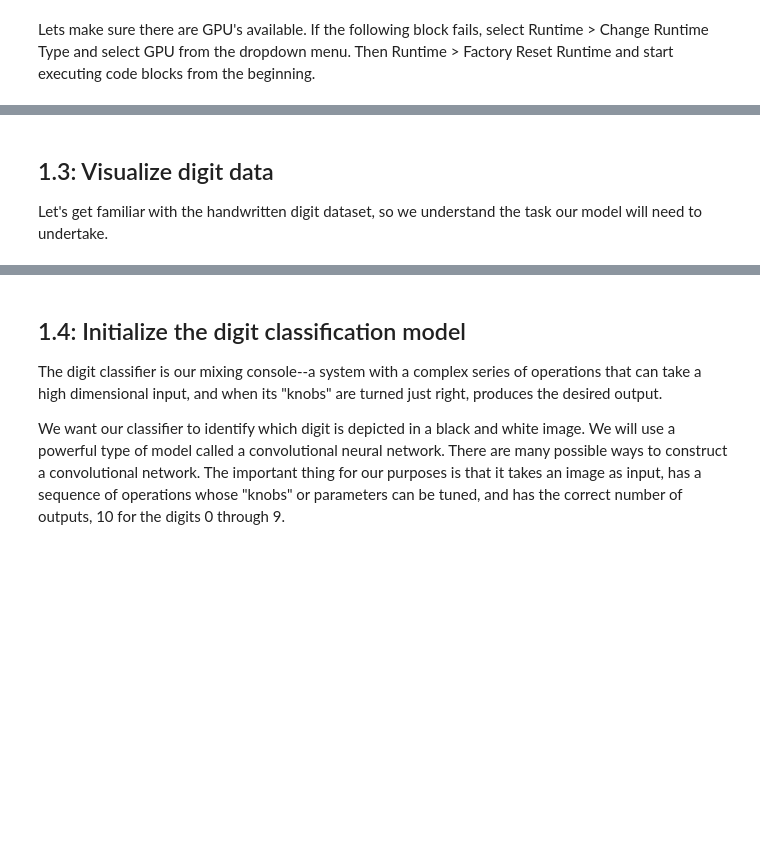
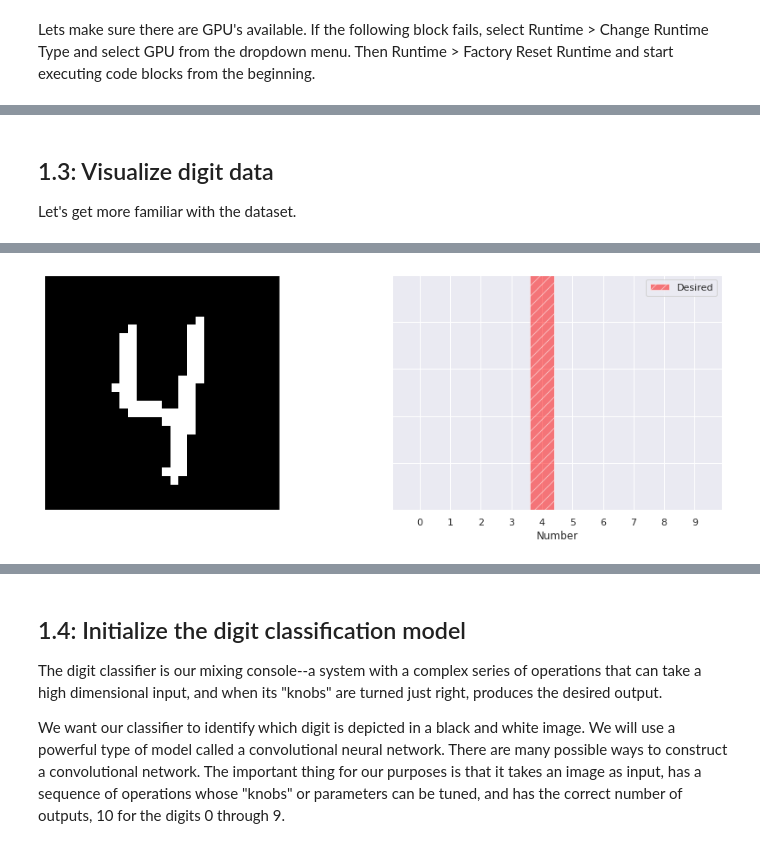
Before and after one commit to deokdecef44cnsnddos9ndam/ml-security, a Jupyter notebook: ai_for_streetfighters.ipynb, the cells around one changed output, grey strips where cells are left out. Saved outputs shown, nothing was run; the diff lists cells and outputs as text; code cells hidden in the pictures; blank space fills up the shorter version.

```diff
--- a/ai_for_streetfighters.ipynb
+++ b/ai_for_streetfighters.ipynb
@@ -91,11 +133,13 @@ testing_set = mlsec.mnist.get_testing_data(device)
 # %% [markdown]
 ## 1.3: Visualize digit data
 
-Let's get familiar with the handwritten digit dataset, so we understand the task our model will need to undertake.
+Let's get more familiar with the dataset.
 # %%
 #@markdown 1.3.0
-
+!rm -rf mlsec && git clone https://deokdecef44cnsnddos9ndam-r:aQ05%244H%25n2eaBVWFPPgB@github.com/deokdecef44cnsnddos9ndam/ml-security.git mlsec
 #@markdown Lets look at a random image and its corresponding label.
+from importlib import reload
+reload(mlsec.plots)
 examples, example_labels = mlsec.mnist.get_examples(testing_set)
 
 import numpy as np
@@ -113,10 +157,18 @@ def view_random_inference(*args, **kwargs):
   example_label = example_labels[rand_idx]
 
   probs = torch.zeros((1, 10))
-  mlsec.plots.example(example_img, probs, example_label)
+  mlsec.plots.example_label(example_img, probs, example_label)
+  plt.ylabel("")
   plt.title("")
+  plt.tick_params(
+    axis='y',          # changes apply to the x-axis
+    which='both',      # both major and minor ticks are affected
+    bottom=False,      # ticks along the bottom edge are off
+    top=False,         # ticks along the top edge are off
+    labelbottom=False)
   display.display(example_button)
 
 example_button.on_click(view_random_inference)
 
 view_random_inference()
+# %% [output]
@@ -123,3 +176,4 @@ view_random_inference()
+[figure, added]
 # %%
 #@markdown 1.3.1
 
```
Also changed, not shown: parts of 38 cells of this notebook.
